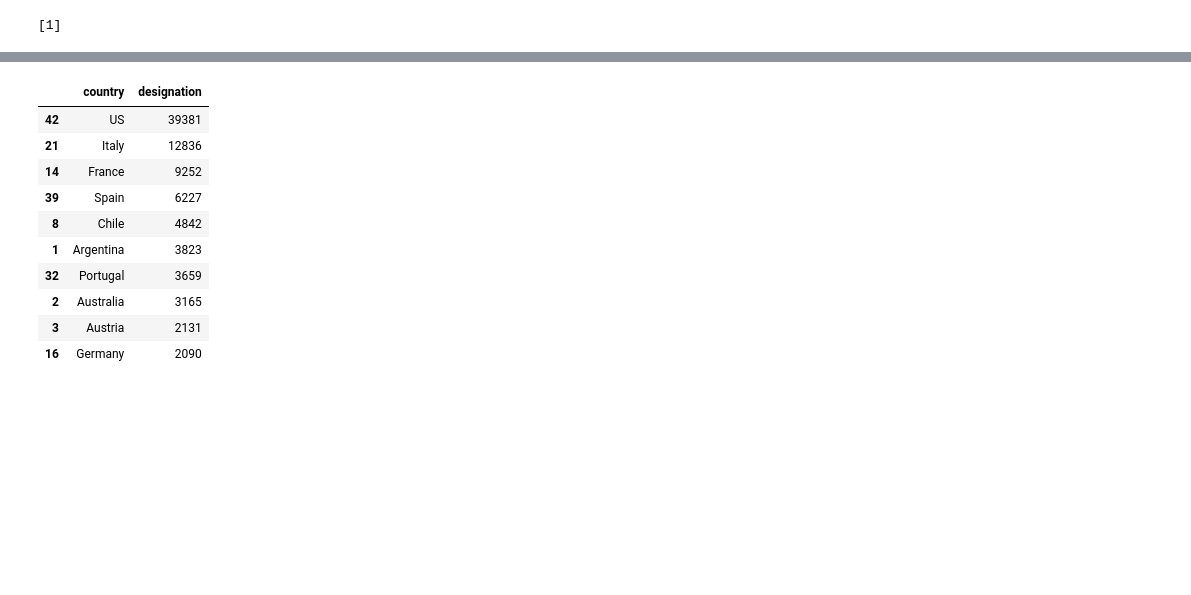
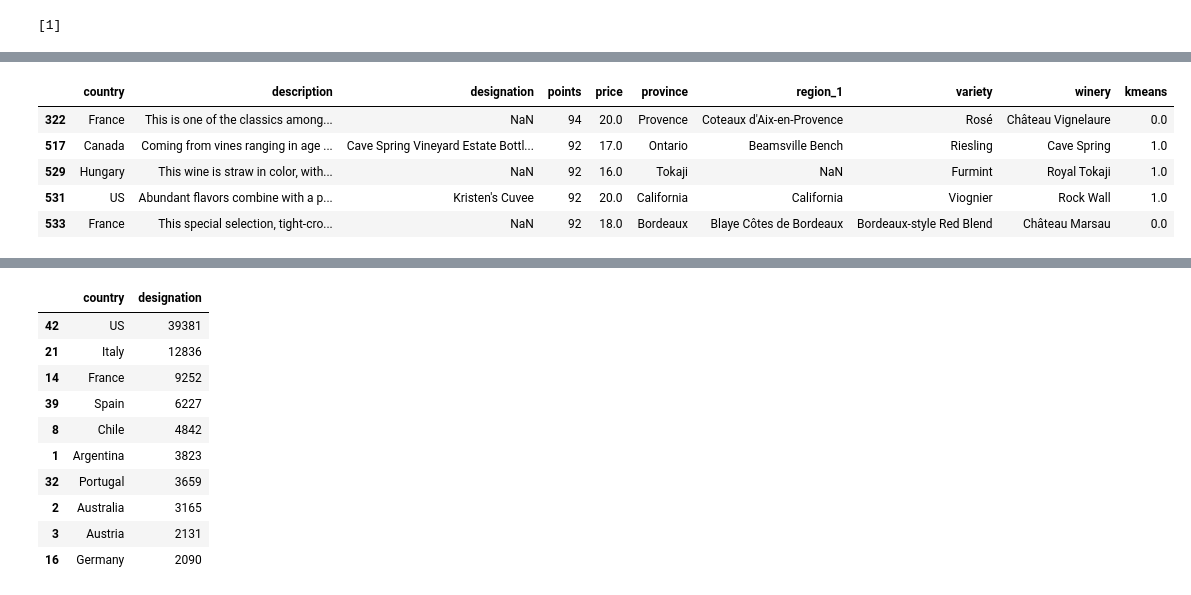
Before and after one commit to broepke/UCSanDiegoX, a Jupyter notebook: Week-9-FinalProject/broepke - Wine.ipynb, the cells around one changed output, grey strips where cells are left out. Saved outputs shown, nothing was run; the diff lists cells and outputs as text; code cells hidden in the pictures; blank space fills up the shorter version.

```diff
--- a/Week-9-FinalProject/broepke - Wine.ipynb
+++ b/Week-9-FinalProject/broepke - Wine.ipynb
@@ -328,0 +390,9 @@ print(prediction)
+# %%
+value_wines_more.head()
+# %% [output]
+|  | country | description | designation | points | price | province | region_1 | variety | winery | kmeans |
+| 322 | France | This is one of the classics among... | NaN | 94 | 20.0 | Provence | Coteaux d'Aix-en-Provence | Rosé | Château Vignelaure | 0.0 |
+| 517 | Canada | Coming from vines ranging in age ... | Cave Spring Vineyard Estate Bottl... | 92 | 17.0 | Ontario | Beamsville Bench | Riesling | Cave Spring | 1.0 |
+| 529 | Hungary | This wine is straw in color, with... | NaN | 92 | 16.0 | Tokaji | NaN | Furmint | Royal Tokaji | 1.0 |
+| 531 | US | Abundant flavors combine with a p... | Kristen's Cuvee | 92 | 20.0 | California | California | Viognier | Rock Wall | 1.0 |
+| 533 | France | This special selection, tight-cro... | NaN | 92 | 18.0 | Bordeaux | Blaye Côtes de Bordeaux | Bordeaux-style Red Blend | Château Marsau | 0.0 |
```
Also changed, not shown: parts of 22 cells of this notebook.
